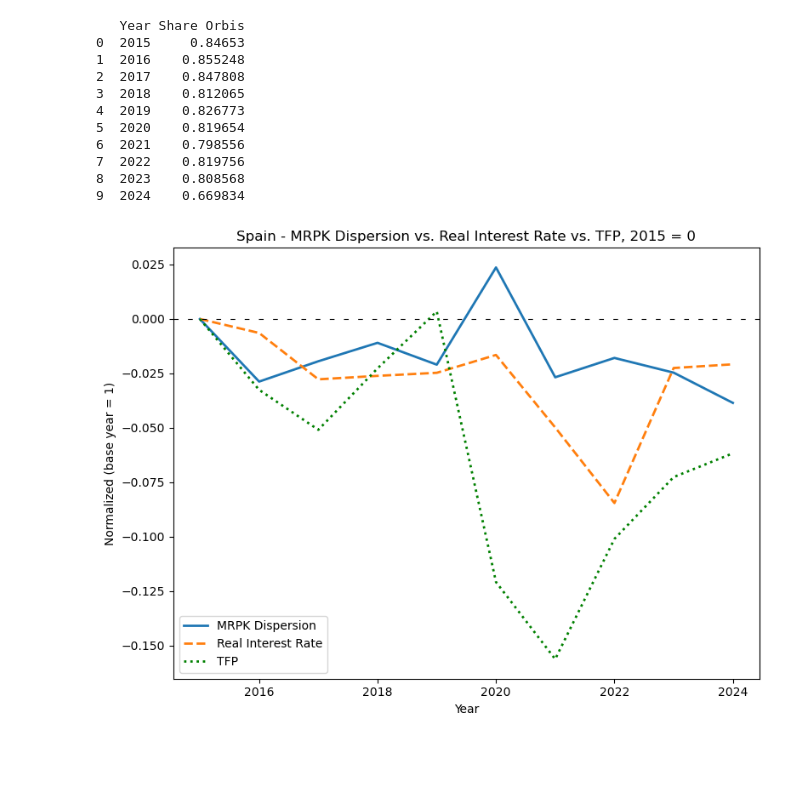
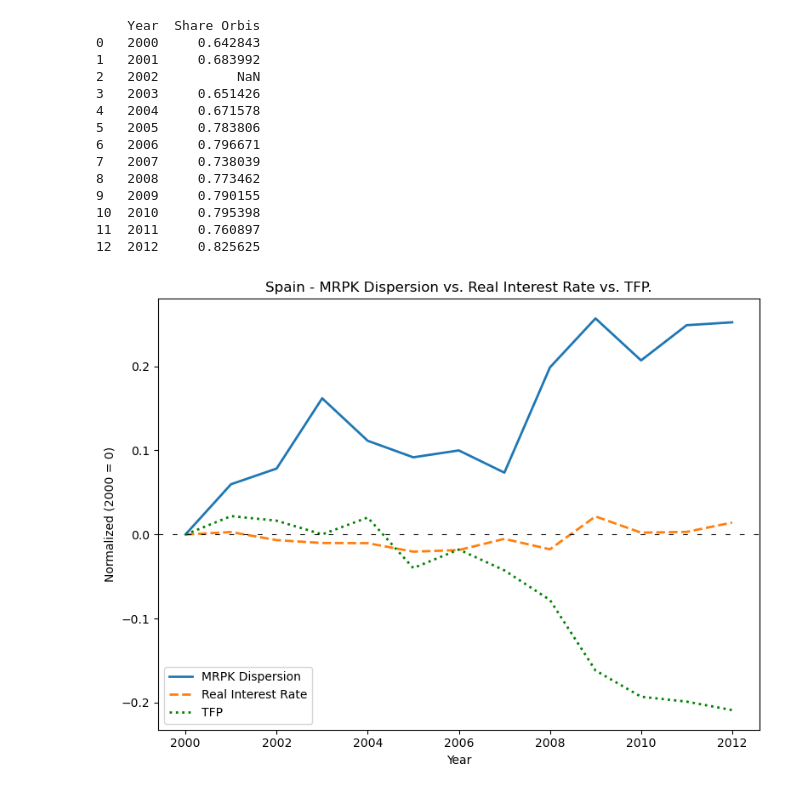
Before and after one commit to CurdinLieberherr/Master-Thesis, a Jupyter notebook: main.ipynb, the cells around one changed output. Saved outputs shown, nothing was run; the diff lists cells and outputs as text; code cells hidden in the pictures; blank space fills up the shorter version.

```diff
--- a/main.ipynb
+++ b/main.ipynb
@@ -1,26 +1,29 @@
 # %%
 import warnings
 import importlib
 warnings.filterwarnings('ignore')
 import MisallocationAnalysis
 importlib.reload(MisallocationAnalysis)
 from MisallocationAnalysis import MisallocationAnalysis
 
 
-spain = MisallocationAnalysis('ES')
+spain = MisallocationAnalysis('Spain', start = 2000, end= 2012)
 print(spain.compare_df_eurostats())
 fig  = spain.plot_mrpk_tfp_realrate()
 # %% [output]
-   Year Share Orbis
-0  2015     0.84653
-1  2016    0.855248
-2  2017    0.847808
-3  2018    0.812065
-4  2019    0.826773
-5  2020    0.819654
-6  2021    0.798556
-7  2022    0.819756
-8  2023    0.808568
-9  2024    0.669834
+    Year  Share Orbis
+0   2000     0.642843
+1   2001     0.683992
+2   2002          NaN
+3   2003     0.651426
+4   2004     0.671578
+5   2005     0.783806
+6   2006     0.796671
+7   2007     0.738039
+8   2008     0.773462
+9   2009     0.790155
+10  2010     0.795398
+11  2011     0.760897
+12  2012     0.825625
-[figure, old version]
+[figure, new version]
 # %%
```
Also changed, not shown: parts of 7 cells of this notebook, 2 other files.
